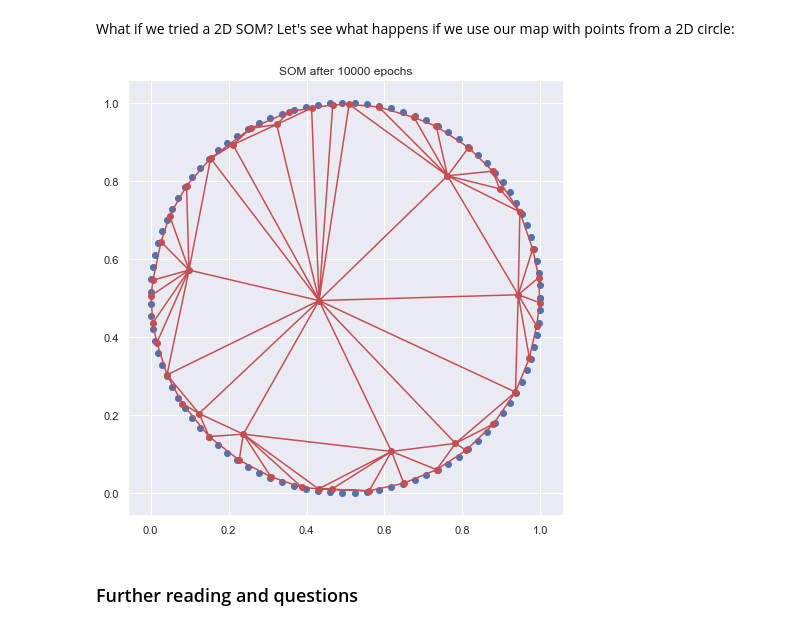
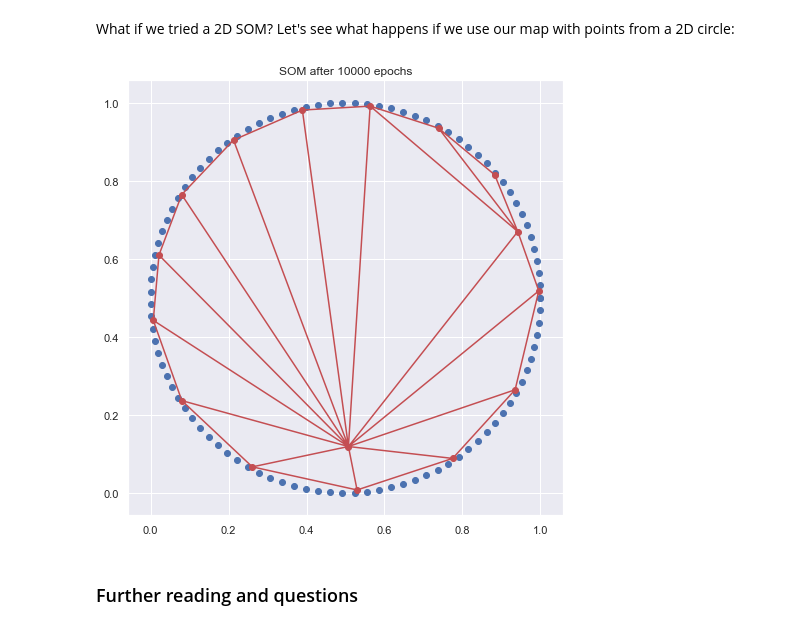
Before and after one commit to AMSUFV/SOM, a Jupyter notebook: SOM.ipynb, the cells around one changed output. Saved outputs shown, nothing was run; the diff lists cells and outputs as text; code cells hidden in the pictures.

```diff
--- a/SOM.ipynb
+++ b/SOM.ipynb
@@ -68,7 +68,7 @@ def find_bmu(input_pattern, w_matrix):
     # We get a tuple corresponding to the coordinates of the BMU, which we convert to a numpy array
     bmu_idx = np.array(bmu_idx).ravel()
     # Now, with the BMU's coordinates, we can find its weights
-    bmu = w_matrix[bmu_idx]
+    bmu = w_matrix[bmu_idx[0], bmu_idx[1], :]
 
     return bmu, bmu_idx
 # %% [markdown]
@@ -173,7 +173,7 @@ class SOM:
         distances = np.sum((self.weight_matrix - input_pattern)**2, axis=2)
         bmu_idx = np.where(distances == distances.min())
         bmu_idx = np.array(bmu_idx).ravel()
-        bmu = self.weight_matrix[bmu_idx]
+        bmu = self.weight_matrix[bmu_idx[0], bmu_idx[1], :]
         return bmu, bmu_idx
 
     @staticmethod
@@ -237,12 +237,12 @@ What if we tried a 2D SOM? Let's see what happens if we use our map with points
 # %%
 theta = np.linspace(0, 2*np.pi, 100)
 a, b = np.cos(theta), np.sin(theta)
 dataset = np.array(list(zip(a, b)))
 
-som2d = SOM(map_side=7, input_dim=2, neighborhood=0.5, learning_rate=0.4)
+som2d = SOM(map_side=4, input_dim=2, neighborhood=0.5, learning_rate=0.4)
 som2d.train(dataset, epochs=10000, interval=2000)
 # %% [output]
-[figure, old version]
+[figure, new version]
 # %% [markdown]
 ### Further reading and questions
 # %% [markdown]
```
Also changed, not shown: parts of 1 cell of this notebook.
